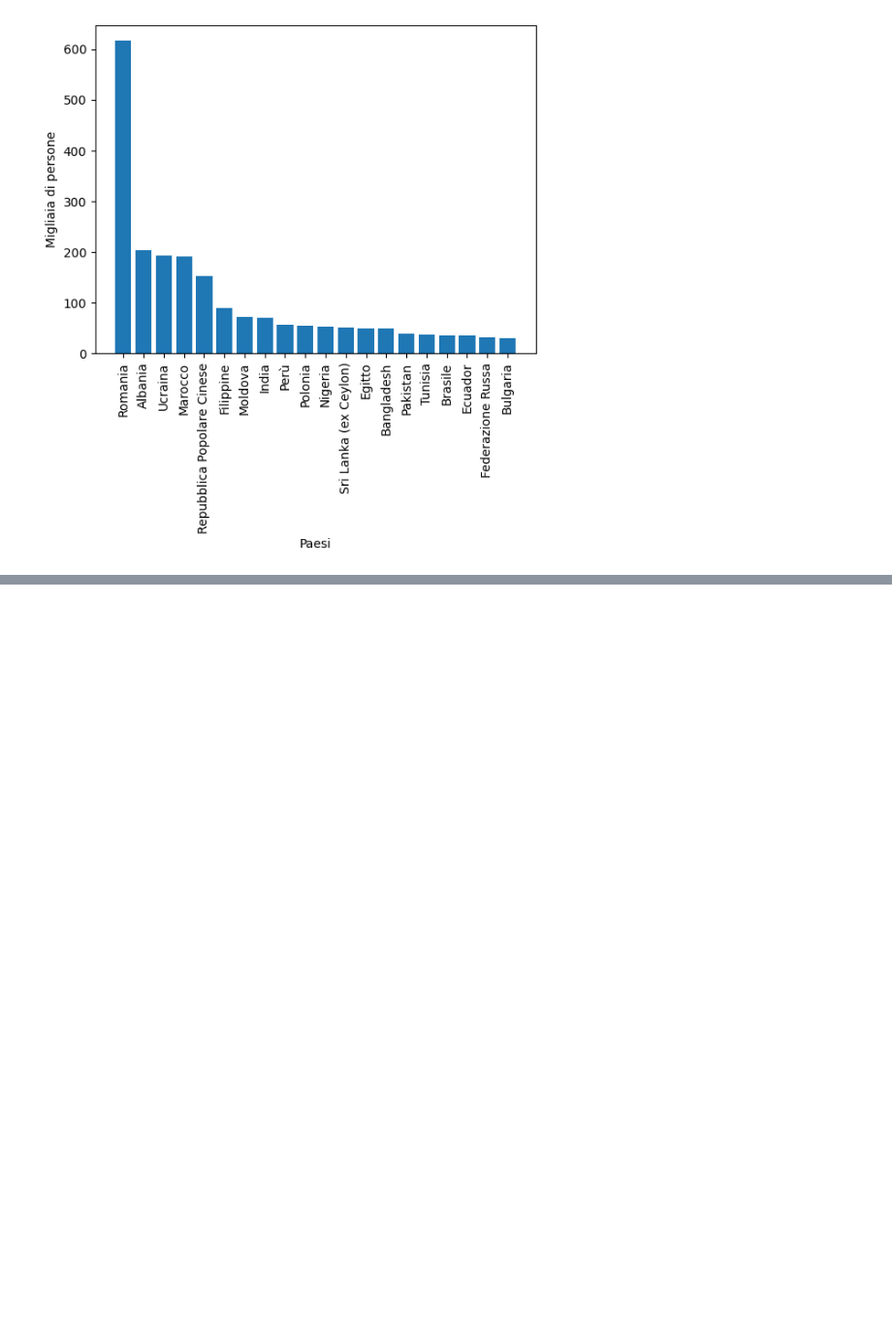
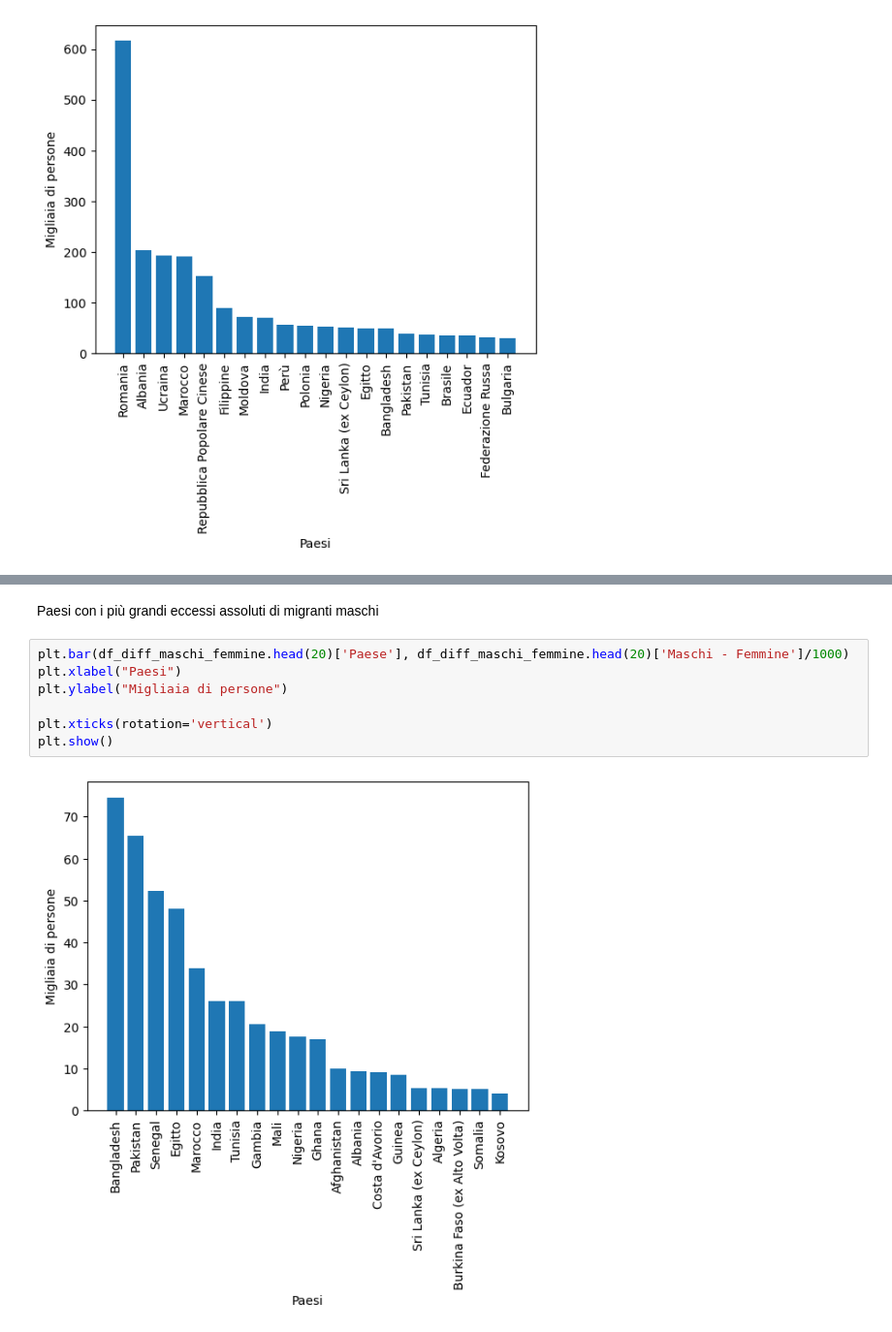
Before and after one commit to nfmmendes/stranieri-in-italia, a Jupyter notebook: Stranieri in italia.ipynb, the cells around one changed output, grey strips where cells are left out. Shown at 97% size. Cells and saved outputs as stored; diff of their text form; blank space fills up the shorter version.

```diff
--- a/Stranieri in italia.ipynb
+++ b/Stranieri in italia.ipynb
@@ -221,0 +231,11 @@ display(df_diff_maschi_femmine[['Paese', 'Maschi', 'Femmine', 'Maschi - Femmine'
+# %% [markdown]
+Paesi con i più grandi eccessi assoluti di migranti maschi
+# %%
+plt.bar(df_diff_maschi_femmine.head(20)['Paese'], df_diff_maschi_femmine.head(20)['Maschi - Femmine']/1000)
+plt.xlabel("Paesi")
+plt.ylabel("Migliaia di persone")
+
+plt.xticks(rotation='vertical')
+plt.show()
+# %% [output]
+[figure, added]
```
Also changed, not shown: parts of 13 cells of this notebook.
